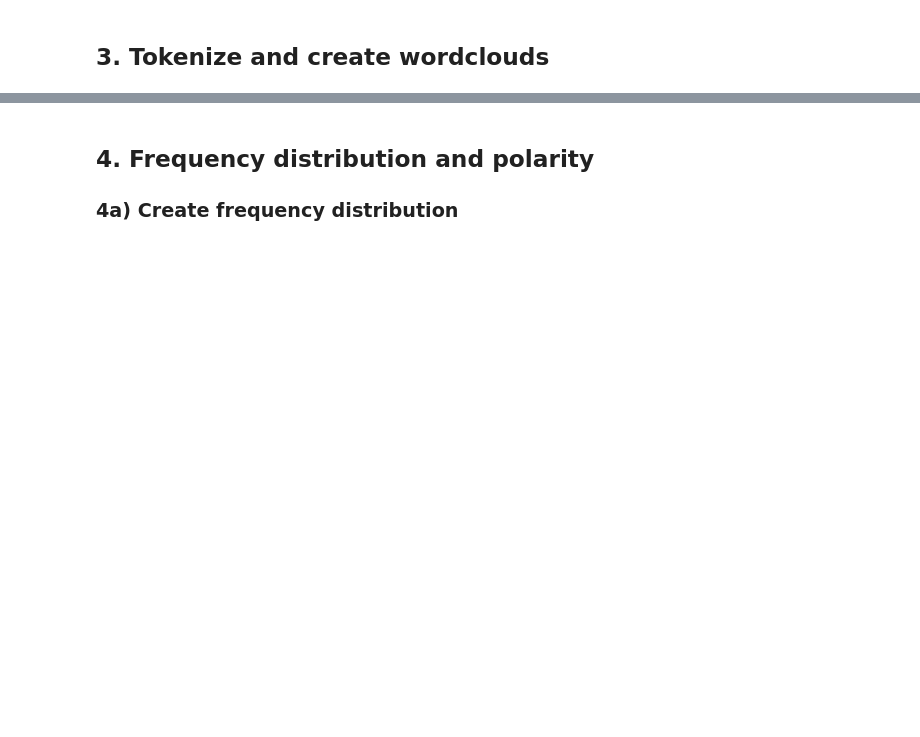
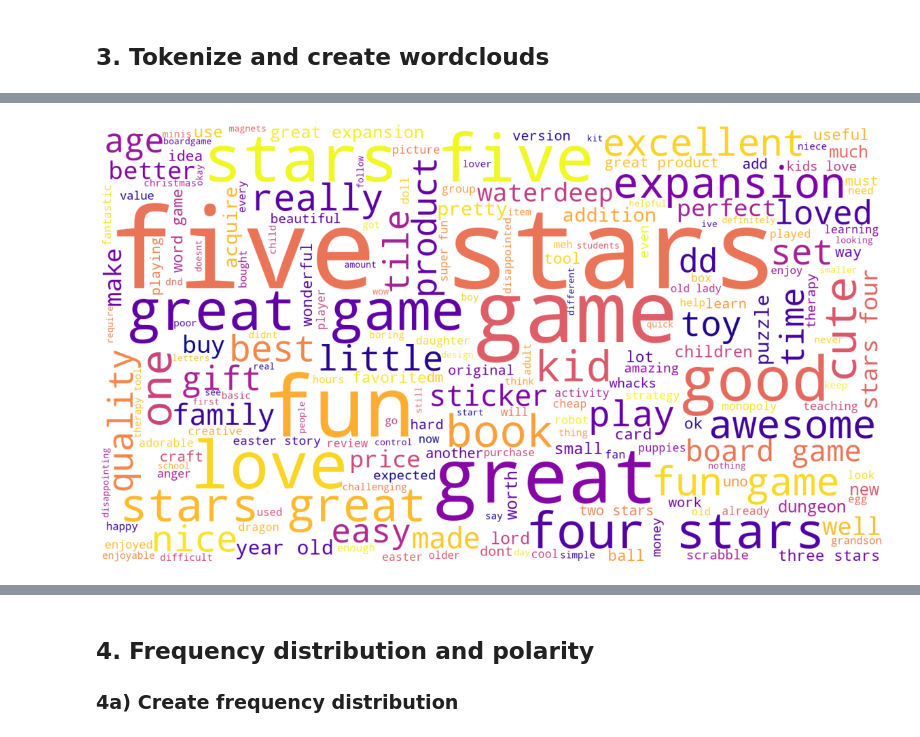
Before and after one commit to BooBN1/Turtle-Games, a Jupyter notebook: Stopford_Nikki_LSE_DA301_assignment_EDA.ipynb, the cells around one changed output, grey strips where cells are left out. Cells and saved outputs as stored; diff of their text form; code cells hidden in the pictures; blank space fills up the shorter version.

```diff
--- a/Stopford_Nikki_LSE_DA301_assignment_EDA.ipynb
+++ b/Stopford_Nikki_LSE_DA301_assignment_EDA.ipynb
@@ -968,4 +1138,20 @@ warnings.filterwarnings('ignore')
 # %%
 # Summary: Create a word cloud.
+wordcloud = " ".join(review for review in reviews3_copy.summary)
+wordcloud = WordCloud(width = 1600, height = 900,
+    background_color ='white',
+    colormap ='plasma',
+    min_font_size = 10).generate(wordcloud)
 # %%
 # Summary: Plot the WordCloud image.
+plt.figure(figsize = (16, 9), facecolor = None)
+plt.imshow(wordcloud)
+plt.axis("off")
+plt.tight_layout(pad = 0)
+plt.show()
+
+all_tokens = []
+for i in range(reviews3_copy.shape[0]):
+    all_tokens = all_tokens + reviews3_copy['tokens_summary'][i]
+# %% [output]
+[figure, added]
```
Also changed, not shown: parts of 66 cells of this notebook.
